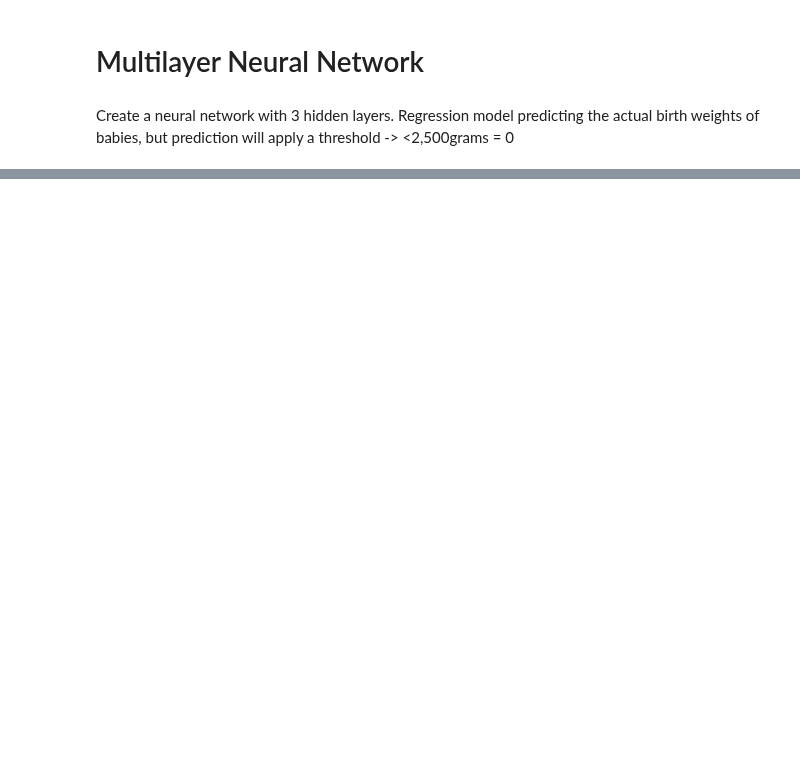
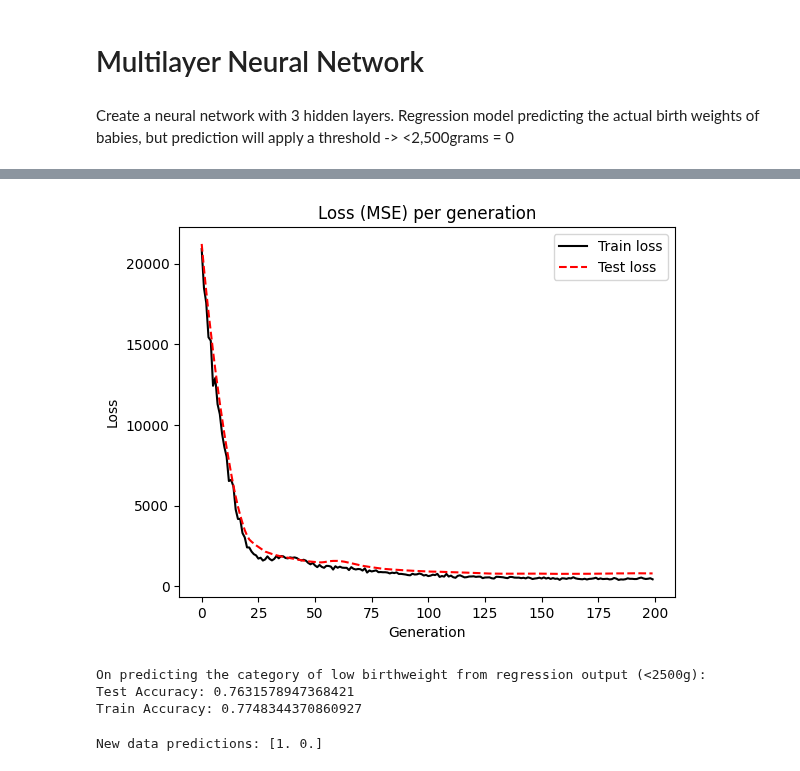
Before and after one commit to minimartzz/tensorflow-cookbook, a Jupyter notebook: ch6 neural networks/neural-network-models.ipynb, the cells around one changed output, grey strips where cells are left out. Drawn from its saved outputs; the diff is of its cells as text; code cells hidden in the pictures; blank space fills up the shorter version.

Commit message:
Update: finished multilayer model and improvements on linear model

```diff
--- a/ch6 neural networks/neural-network-models.ipynb
+++ b/ch6 neural networks/neural-network-models.ipynb
@@ -156,0 +252,44 @@ Model: "multiple _layers_neural_network"
+# %%
+%matplotlib inline
+
+plt.plot(loss_vec, 'k', label='Train loss')
+plt.plot(test_loss, 'r--', label='Test loss')
+plt.title('Loss (MSE) per generation')
+plt.legend(loc='upper right')
+plt.xlabel('Generation')
+plt.ylabel('Loss')
+plt.show()
+# %% [output]
+[figure, added]
+# %%
+# Performance
+actuals = np.array([x[0] for x in birth_data])
+test_actuals = actuals[test_indices]
+train_actuals = actuals[train_indices]
+test_preds = model(x_vals_test)
+train_preds = model(x_vals_train)
+test_preds = np.array([1.0 if x < 2500.0 else 0.0 for x in test_preds])
+train_preds = np.array([1.0 if x < 2500.0 else 0.0 for x in train_preds])
+
+# Print accuracy
+test_acc = np.mean([x == y for x, y in zip(test_preds, test_actuals)])
+train_acc = np.mean([x == y for x, y in zip(train_preds, train_actuals)])
+print('On predicting the category of low birthweight from regression output (<2500g):')
+print(f"Test Accuracy: {test_acc}")
+print(f"Train Accuracy: {train_acc}")
+# %% [output]
+On predicting the category of low birthweight from regression output (<2500g):
+Test Accuracy: 0.7631578947368421
+Train Accuracy: 0.7748344370860927
+# %%
+# Evaluating new points on the model
+# Need new vectors of 'AGE', 'LWT', 'RACE', 'SMOKE', 'PTL', 'HT', 'UI'
+new_data = np.array([[35, 185, 1., 0., 0., 0., 1.],
+                     [18, 160, 0., 1., 0., 0., 1.]])
+new_data_scaled = np.nan_to_num(normalize_cols(new_data, train_max, train_min))
+new_logits = model(new_data_scaled)
+new_preds = np.array([1.0 if x < 2500.0 else 0.0 for x in new_logits])
+
+print(f"New data predictions: {new_preds}")
+# %% [output]
+New data predictions: [1. 0.]
```
Also changed, not shown: parts of 22 cells of this notebook, 1 other file.
